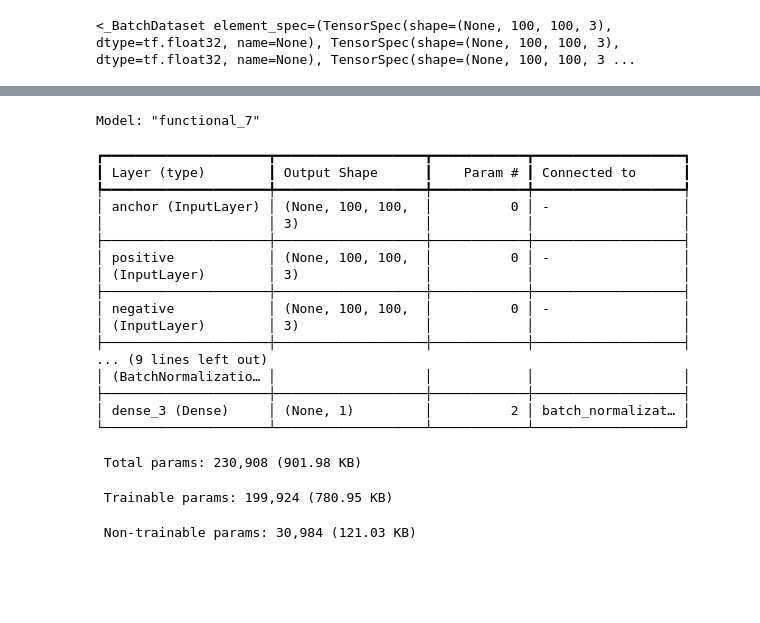
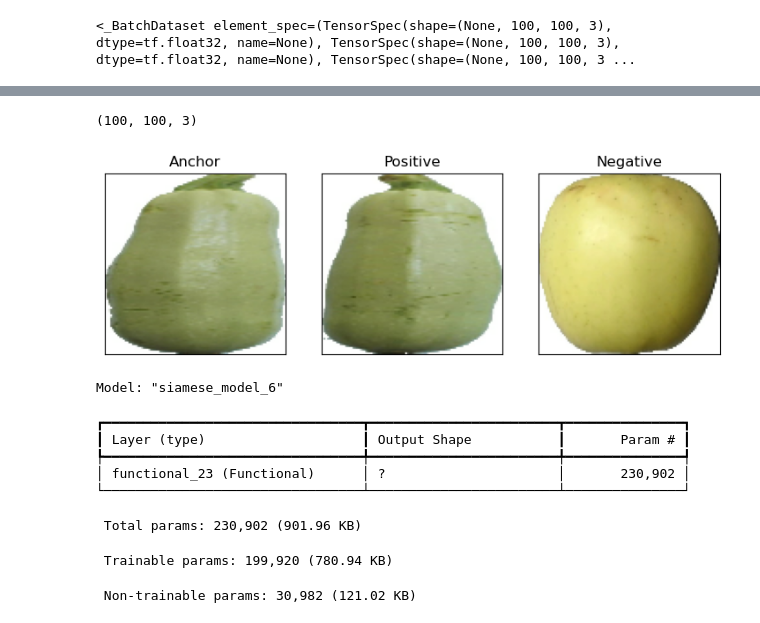
Before and after one commit to c100rczyk/Team_project_PWR, a Jupyter notebook: triplet_loss.ipynb, the cells around one changed output, grey strips where cells are left out. Drawn from its saved outputs; the diff is of its cells as text; code cells hidden in the pictures; blank space fills up the shorter version.

```diff
--- a/triplet_loss.ipynb
+++ b/triplet_loss.ipynb
@@ -84,3 +98,15 @@ for img1 in mapped_dataset:
+# %%
+triplet_validation = next(iter(mapped_training_dataset))
+
+anchor_img = np.asarray(triplet_validation[0][0]).astype('float32')
+positive_img = np.asarray(triplet_validation[1][0]).astype('float32')
+negative_img = np.asarray(triplet_validation[2][0]).astype('float32')
+
+visualization.visualize(anchor_img, positive_img, negative_img)
+print(anchor_img.shape)
+# %% [output]
+(100, 100, 3)
+[figure, added]
 # %%
 # Creating siamese model
 # %%
@@ -154,31 +146,20 @@ def loss_wrapper(margin=1):
 # %%
 # Compilation of our model and summary
 # %%
-# siamese_model = SiameseModel(siamese_network)
-siamese_network.compile(loss=loss_wrapper(margin=margin),optimizer=optimizers.Adam(0.0001), metrics=["accuracy"])
+siamese_network = SiameseModel(siamese_model, margin=margin)
+siamese_network.compile(optimizer=optimizers.Adam(0.0001))
+# siamese_network.compile(optimizer="RMSprop")
 siamese_network.summary()
 # %% [output]
-Model: "functional_7"
+Model: "siamese_model_6"
-┏━━━━━━━━━━━━━━━━━━━━━┳━━━━━━━━━━━━━━━━━━━┳━━━━━━━━━━━━┳━━━━━━━━━━━━━━━━━━━┓
-┃ Layer (type)        ┃ Output Shape      ┃    Param # ┃ Connected to      ┃
-┡━━━━━━━━━━━━━━━━━━━━━╇━━━━━━━━━━━━━━━━━━━╇━━━━━━━━━━━━╇━━━━━━━━━━━━━━━━━━━┩
-│ anchor (InputLayer) │ (None, 100, 100,  │          0 │ -                 │
-│                     │ 3)                │            │                   │
-├─────────────────────┼───────────────────┼────────────┼───────────────────┤
-│ positive            │ (None, 100, 100,  │          0 │ -                 │
-│ (InputLayer)        │ 3)                │            │                   │
-├─────────────────────┼───────────────────┼────────────┼───────────────────┤
-│ negative            │ (None, 100, 100,  │          0 │ -                 │
-│ (InputLayer)        │ 3)                │            │                   │
-├─────────────────────┼───────────────────┼────────────┼───────────────────┤
-... (9 lines left out)
-│ (BatchNormalizatio… │                   │            │                   │
-├─────────────────────┼───────────────────┼────────────┼───────────────────┤
-│ dense_3 (Dense)     │ (None, 1)         │          2 │ batch_normalizat… │
-└─────────────────────┴───────────────────┴────────────┴───────────────────┘
+┏━━━━━━━━━━━━━━━━━━━━━━━━━━━━━━━━━┳━━━━━━━━━━━━━━━━━━━━━━━━┳━━━━━━━━━━━━━━━┓
+┃ Layer (type)                    ┃ Output Shape           ┃       Param # ┃
+┡━━━━━━━━━━━━━━━━━━━━━━━━━━━━━━━━━╇━━━━━━━━━━━━━━━━━━━━━━━━╇━━━━━━━━━━━━━━━┩
+│ functional_23 (Functional)      │ ?                      │       230,902 │
+└─────────────────────────────────┴────────────────────────┴───────────────┘
- Total params: 230,908 (901.98 KB)
+ Total params: 230,902 (901.96 KB)
- Trainable params: 199,924 (780.95 KB)
+ Trainable params: 199,920 (780.94 KB)
- Non-trainable params: 30,984 (121.03 KB)
+ Non-trainable params: 30,982 (121.02 KB)
 # %%
 # Training
 # %%
```
Also changed, not shown: parts of 27 cells of this notebook, 2 other files.
